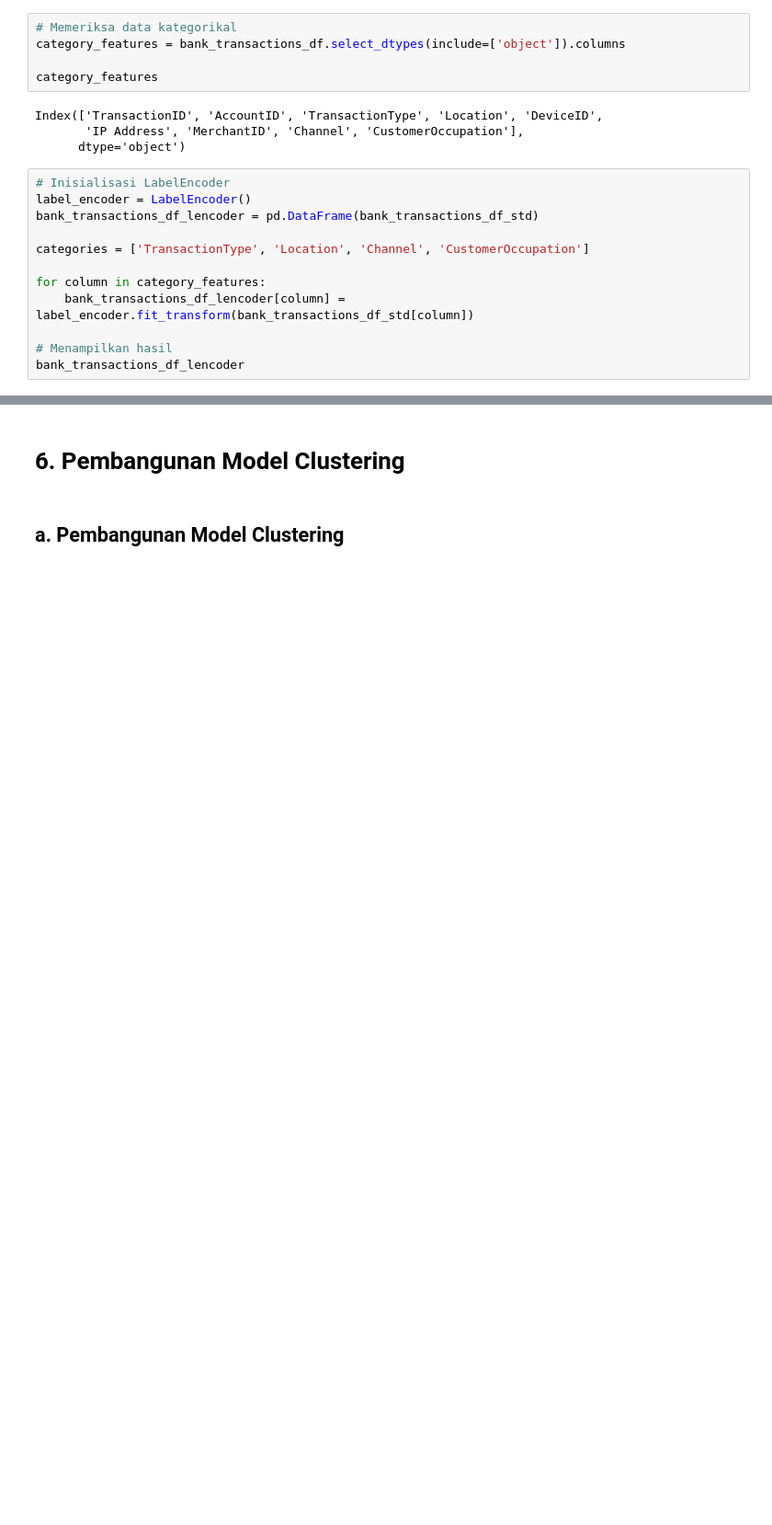
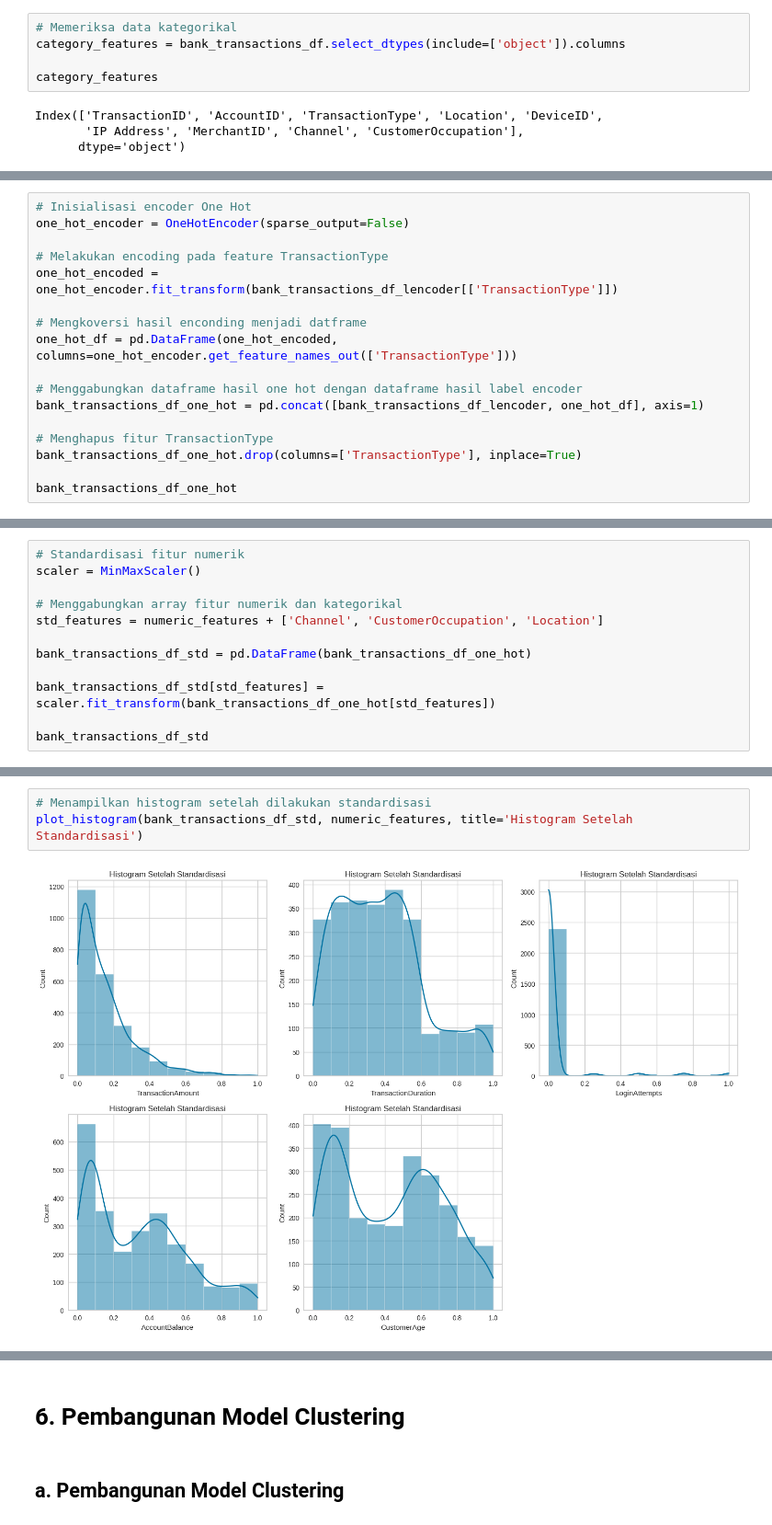
Before and after one commit to Refanz/bank-transaction-clustering-classification, a Jupyter notebook: [Clustering]_Submission_Akhir_BMLP_Refan.ipynb, the cells around one changed output, grey strips where cells are left out. Shown at 92% size. Saved outputs shown, nothing was run; the diff lists cells and outputs as text; blank space fills up the shorter version.

Commit message:
finish steps evaluate model, feature selection, and visualize clustering result

```diff
--- a/[Clustering]_Submission_Akhir_BMLP_Refan.ipynb
+++ b/[Clustering]_Submission_Akhir_BMLP_Refan.ipynb
@@ -420,15 +394,3 @@ category_features
 Index(['TransactionID', 'AccountID', 'TransactionType', 'Location', 'DeviceID',
        'IP Address', 'MerchantID', 'Channel', 'CustomerOccupation'],
       dtype='object')
-# %%
-# Inisialisasi LabelEncoder
-label_encoder = LabelEncoder()
-bank_transactions_df_lencoder = pd.DataFrame(bank_transactions_df_std)
-
-categories = ['TransactionType', 'Location', 'Channel', 'CustomerOccupation']
-
-for column in category_features:
-    bank_transactions_df_lencoder[column] = label_encoder.fit_transform(bank_transactions_df_std[column])
-
-# Menampilkan hasil
-bank_transactions_df_lencoder
@@ -448,0 +433,17 @@ bank_transactions_df_lencoder
+# %%
+# Inisialisasi encoder One Hot
+one_hot_encoder = OneHotEncoder(sparse_output=False)
+
+# Melakukan encoding pada feature TransactionType
+one_hot_encoded = one_hot_encoder.fit_transform(bank_transactions_df_lencoder[['TransactionType']])
+
+# Mengkoversi hasil enconding menjadi datframe
+one_hot_df = pd.DataFrame(one_hot_encoded, columns=one_hot_encoder.get_feature_names_out(['TransactionType']))
+
+# Menggabungkan dataframe hasil one hot dengan dataframe hasil label encoder
+bank_transactions_df_one_hot = pd.concat([bank_transactions_df_lencoder, one_hot_df], axis=1)
+
+# Menghapus fitur TransactionType
+bank_transactions_df_one_hot.drop(columns=['TransactionType'], inplace=True)
+
+bank_transactions_df_one_hot
@@ -448,0 +464,12 @@ bank_transactions_df_lencoder
+# %%
+# Standardisasi fitur numerik
+scaler = MinMaxScaler()
+
+# Menggabungkan array fitur numerik dan kategorikal
+std_features = numeric_features + ['Channel', 'CustomerOccupation', 'Location']
+
+bank_transactions_df_std = pd.DataFrame(bank_transactions_df_one_hot)
+
+bank_transactions_df_std[std_features] = scaler.fit_transform(bank_transactions_df_one_hot[std_features])
+
+bank_transactions_df_std
@@ -448,0 +490,5 @@ bank_transactions_df_lencoder
+# %%
+# Menampilkan histogram setelah dilakukan standardisasi
+plot_histogram(bank_transactions_df_std, numeric_features, title='Histogram Setelah Standardisasi')
+# %% [output]
+[figure, added]
```
Also changed, not shown: parts of 36 cells of this notebook.
